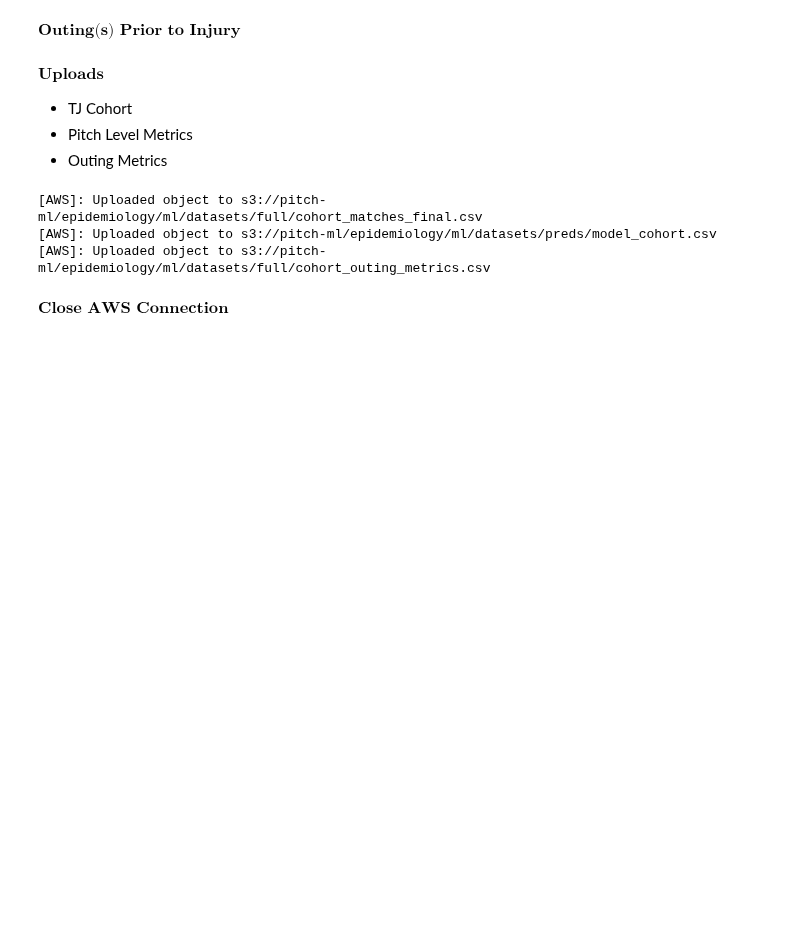
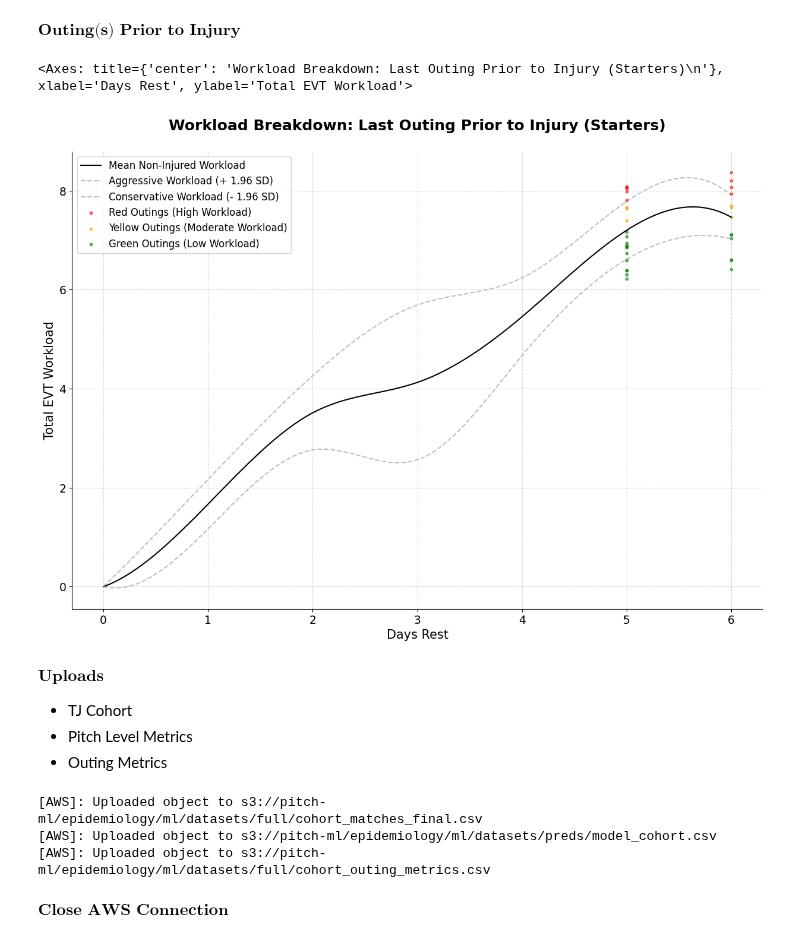
Before and after one commit to humanrithm/pitch-ml, a Jupyter notebook: prod/epi/clinical_comparison.ipynb, the cells around one changed output. Saved outputs shown, nothing was run; the diff lists cells and outputs as text; code cells hidden in the pictures; blank space fills up the shorter version.

```diff
--- a/prod/epi/clinical_comparison.ipynb
+++ b/prod/epi/clinical_comparison.ipynb
@@ -826,6 +831,19 @@ inj_third_to_last = outings_cohort.groupby(['pitcher', 'season']).nth(-3)
 red_outings_prior, yellow_outings_prior, green_outings_prior = get_outing_types(inj_outing_prior)
 red_outings_2nd, yellow_outings_2nd, green_outings_2nd = get_outing_types(inj_second_to_last)
 red_outings_3rd, yellow_outings_3rd, green_outings_3rd = get_outing_types(inj_third_to_last)
+# %%
+generate_workload_plot(
+    total_workload_by_days_rest,
+    role='starter',
+    red_outings=red_outings_prior['starter'],
+    yellow_outings=yellow_outings_prior['starter'],
+    green_outings=green_outings_prior['starter'],
+    error_bars=False,
+    title='Workload Breakdown: Last Outing Prior to Injury (Starters)'
+)
+# %% [output]
+<Axes: title={'center': 'Workload Breakdown: Last Outing Prior to Injury (Starters)\n'}, xlabel='Days Rest', ylabel='Total EVT Workload'>
+[figure, added]
 # %% [markdown]
 $\textbf{Uploads}$
 
```
Also changed, not shown: parts of 6 cells of this notebook.
